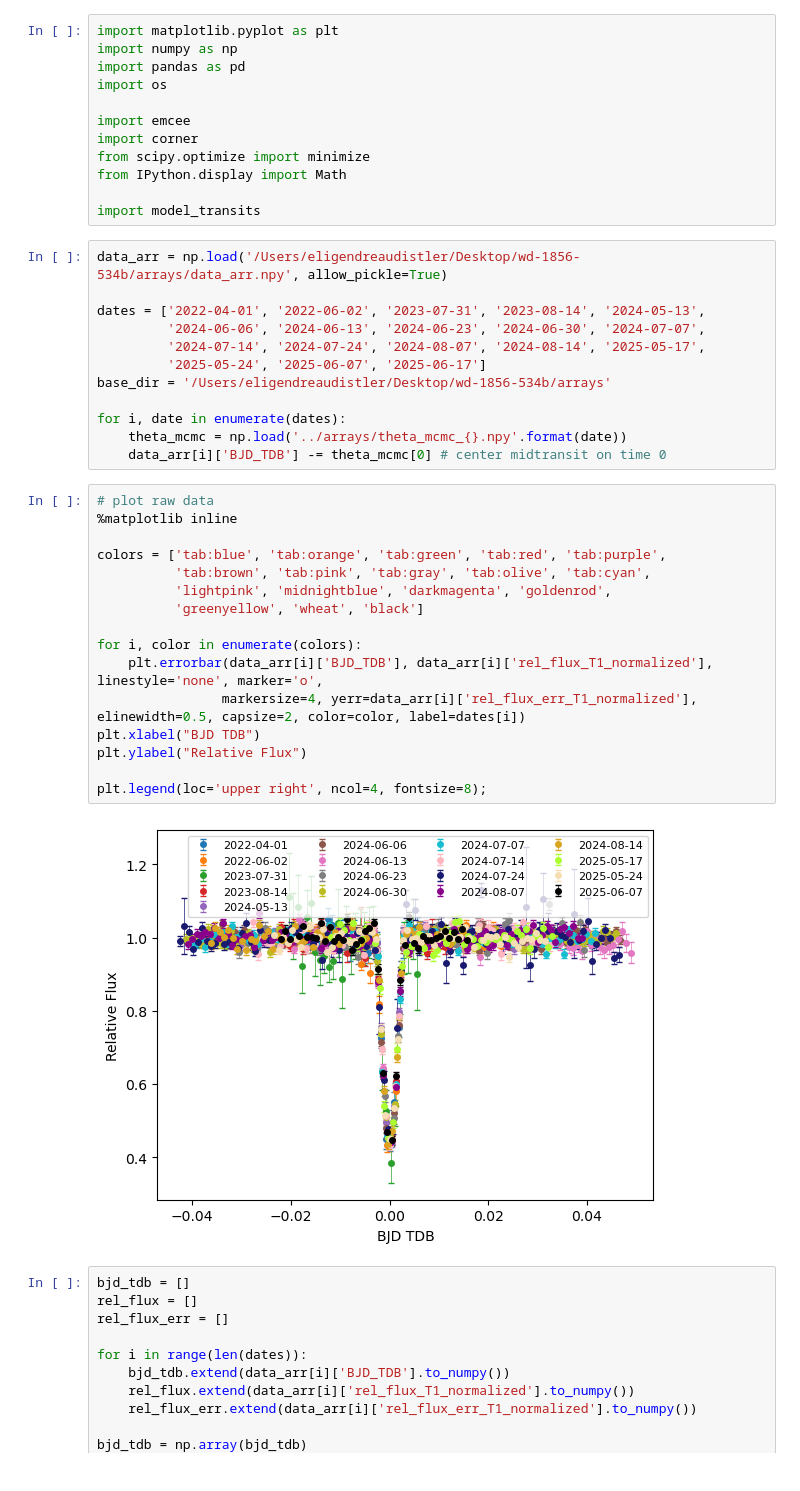
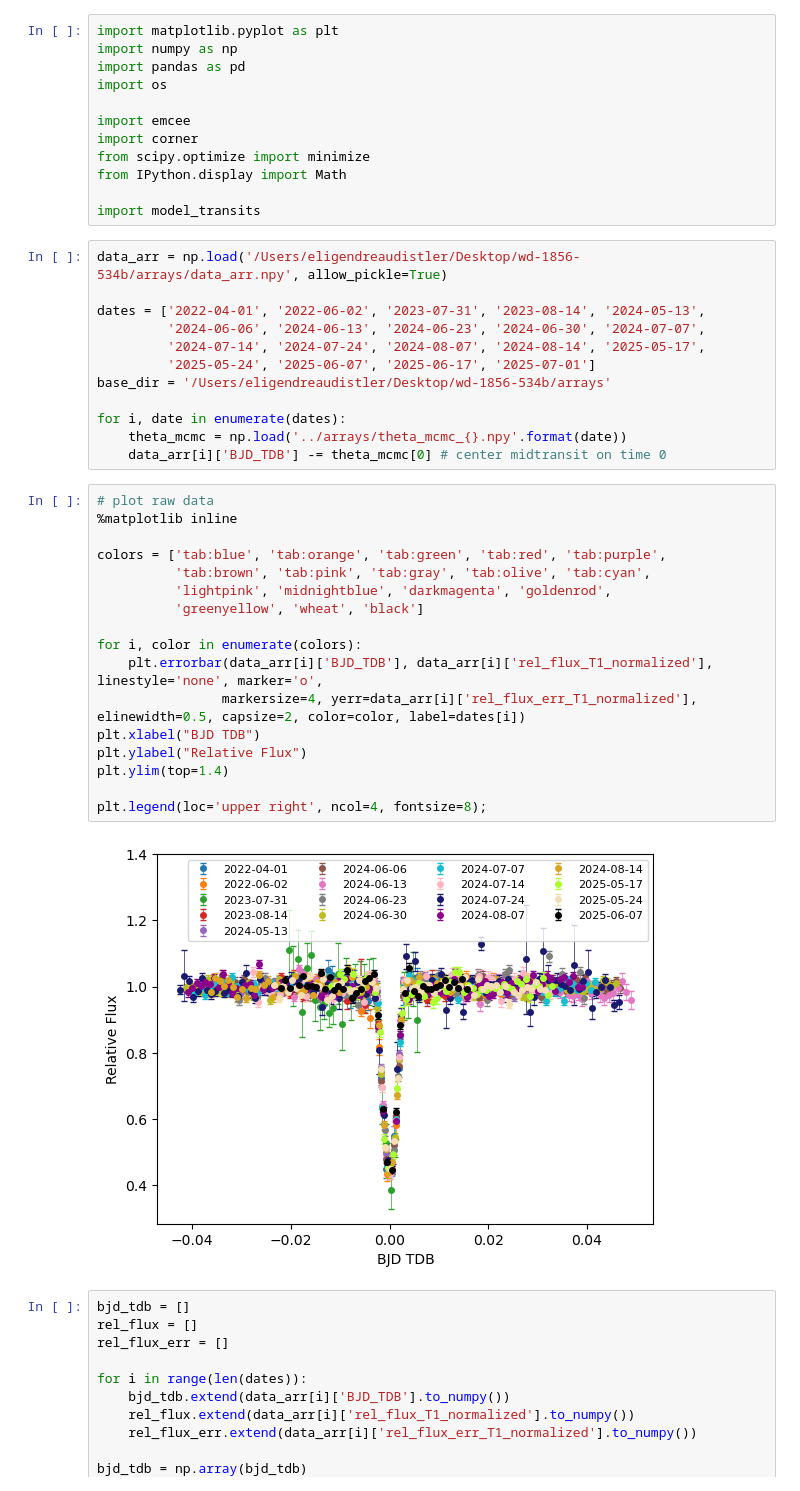
Before and after one commit to eligd/wd-1856-534b, a Jupyter notebook: fit_lightcurves/fit_combined_lightcurve.ipynb, the cells around one changed output. Cells and saved outputs as stored; diff of their text form.

```diff
--- a/fit_lightcurves/fit_combined_lightcurve.ipynb
+++ b/fit_lightcurves/fit_combined_lightcurve.ipynb
@@ -16,7 +16,7 @@ data_arr = np.load('/Users/eligendreaudistler/Desktop/wd-1856-534b/arrays/data_a
 dates = ['2022-04-01', '2022-06-02', '2023-07-31', '2023-08-14', '2024-05-13',
          '2024-06-06', '2024-06-13', '2024-06-23', '2024-06-30', '2024-07-07',
          '2024-07-14', '2024-07-24', '2024-08-07', '2024-08-14', '2025-05-17',
-         '2025-05-24', '2025-06-07', '2025-06-17']
+         '2025-05-24', '2025-06-07', '2025-06-17', '2025-07-01']
 base_dir = '/Users/eligendreaudistler/Desktop/wd-1856-534b/arrays'
 
 for i, date in enumerate(dates):
@@ -25,21 +25,22 @@ for i, date in enumerate(dates):
 # %%
 # plot raw data
 %matplotlib inline
 
 colors = ['tab:blue', 'tab:orange', 'tab:green', 'tab:red', 'tab:purple',
           'tab:brown', 'tab:pink', 'tab:gray', 'tab:olive', 'tab:cyan',
           'lightpink', 'midnightblue', 'darkmagenta', 'goldenrod',
           'greenyellow', 'wheat', 'black']
 
 for i, color in enumerate(colors):
     plt.errorbar(data_arr[i]['BJD_TDB'], data_arr[i]['rel_flux_T1_normalized'], linestyle='none', marker='o',
                 markersize=4, yerr=data_arr[i]['rel_flux_err_T1_normalized'], elinewidth=0.5, capsize=2, color=color, label=dates[i])
 plt.xlabel("BJD TDB")
 plt.ylabel("Relative Flux")
+plt.ylim(top=1.4)
 
 plt.legend(loc='upper right', ncol=4, fontsize=8);
 # %% [output]
-[figure, old version]
+[figure, new version]
 # %%
 bjd_tdb = []
 rel_flux = []
```
Also changed, not shown: parts of 5 cells of this notebook, 7 other files.
